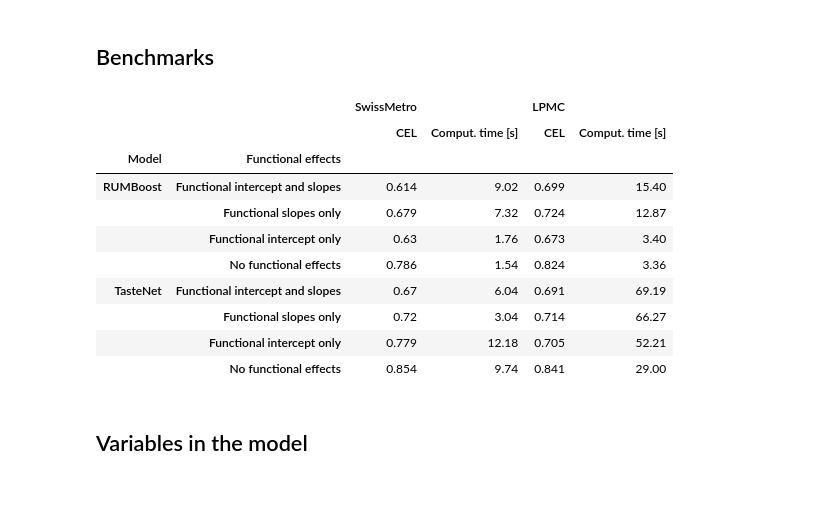
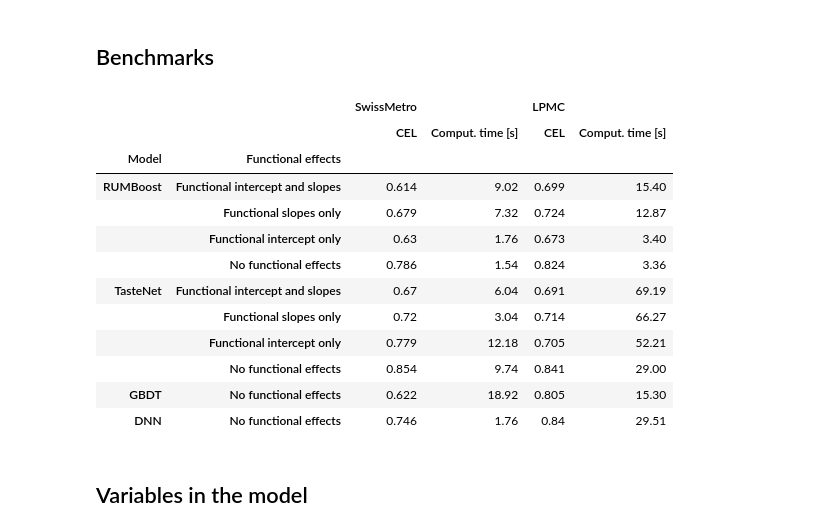
Before and after one commit to big-ucl/functional-effects-model, a Jupyter notebook: src/paper_tables.ipynb, the cells around one changed output. Cells and saved outputs as stored; diff of their text form; code cells hidden in the pictures; blank space fills up the shorter version.

```diff
--- a/src/paper_tables.ipynb
+++ b/src/paper_tables.ipynb
@@ -517,35 +517,39 @@ benchmark_table = pd.DataFrame({},
 
 for dataset in ["LPMC", "SwissMetro"]:
     path_to_results = os.getcwd() + f"/results/{dataset}/"
-    for model in ["RUMBoost", "TasteNet"]:
+    for model in ["RUMBoost", "TasteNet", "GBDT", "DNN"]:
         for func_int in ["True", "False"]:
             for func_params in ["True", "False"]:
+                if model in ["GBDT", "DNN"] and (func_int == "True" or func_params == "True"):
+                    continue
                 results = pd.read_csv(
                     f"{path_to_results}{model}/results_dict_fi{func_int}_fp{func_params}.csv"
                 )
 
                 benchmark_table.loc[
                     (model, f"Functional intercept and slopes" if func_int == "True" and func_params == "True" else
                     f"Functional intercept only" if func_int == "True" else
                     f"Functional slopes only" if func_params == "True" else
                     "No functional effects"),
                     (dataset, ["CEL", "Comput. time [s]"]),
                 ] = results[["loss_test", "train_time"]].values.round(3)
                 benchmark_table[(dataset, "Comput. time [s]")] = benchmark_table[(dataset, "Comput. time [s]")].astype(float).round(2)
 
 benchmark_table
 # %% [output]
 |  |  | SwissMetro |  | LPMC |  |
 |  |  | CEL | Comput. time [s] | CEL | Comput. time [s] |
 | Model | Functional effects |  |  |  |  |
 | RUMBoost | Functional intercept and slopes | 0.614 | 9.02 | 0.699 | 15.40 |
 |  | Functional slopes only | 0.679 | 7.32 | 0.724 | 12.87 |
 |  | Functional intercept only | 0.63 | 1.76 | 0.673 | 3.40 |
 |  | No functional effects | 0.786 | 1.54 | 0.824 | 3.36 |
 | TasteNet | Functional intercept and slopes | 0.67 | 6.04 | 0.691 | 69.19 |
 |  | Functional slopes only | 0.72 | 3.04 | 0.714 | 66.27 |
 |  | Functional intercept only | 0.779 | 12.18 | 0.705 | 52.21 |
 |  | No functional effects | 0.854 | 9.74 | 0.841 | 29.00 |
+| GBDT | No functional effects | 0.622 | 18.92 | 0.805 | 15.30 |
+| DNN | No functional effects | 0.746 | 1.76 | 0.84 | 29.51 |
 # %%
 benchmark_table.to_latex("results/SwissMetro/benchmark_table.tex", index=True, float_format="%.3f", escape=False,
     column_format="lrrrr",)
```
Also changed, not shown: parts of 5 cells of this notebook.
